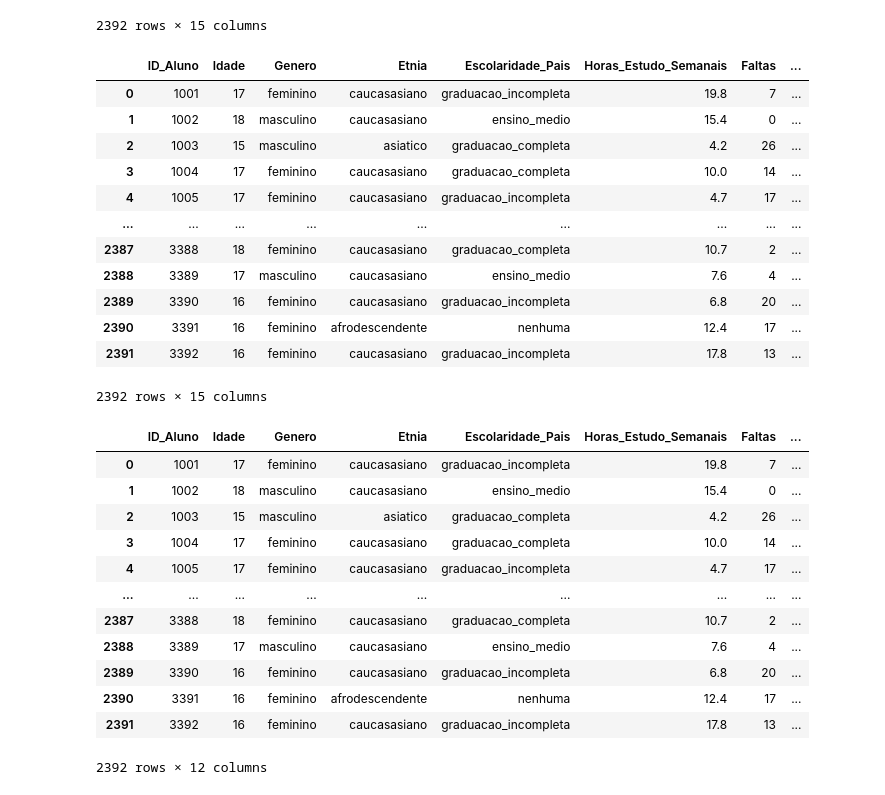
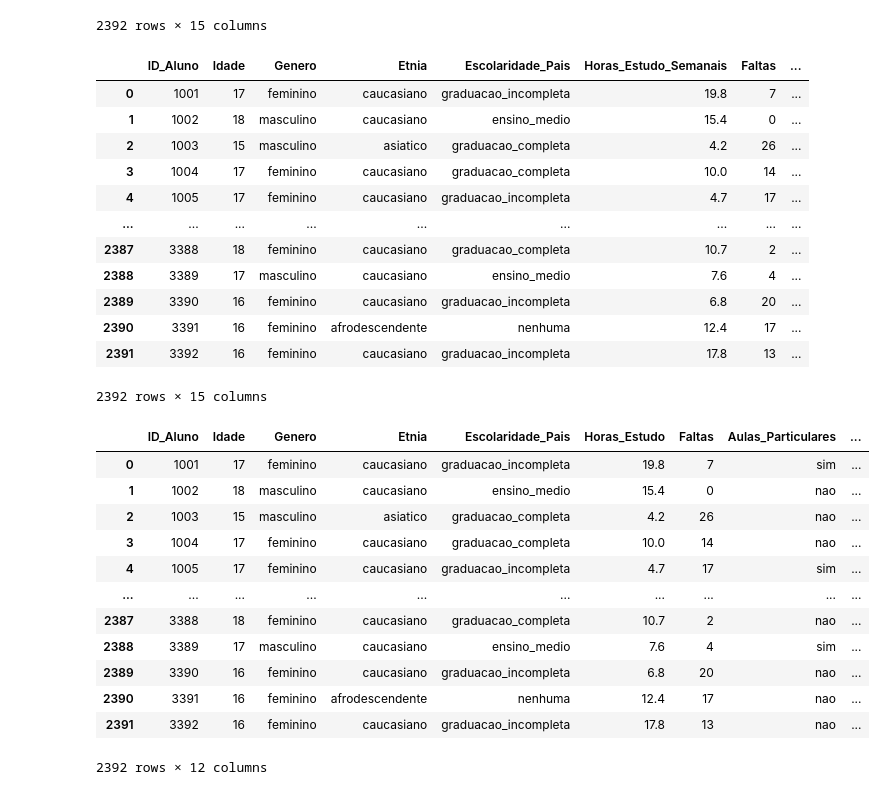
Before and after one commit to anavidev/dados-educacionais, a Jupyter notebook: notebook/analise_dados_educacionais.ipynb, the cells around one changed output. Drawn from its saved outputs; the diff is of its cells as text; code cells hidden in the pictures.

```diff
--- a/notebook/analise_dados_educacionais.ipynb
+++ b/notebook/analise_dados_educacionais.ipynb
@@ -268,7 +268,7 @@ dt["Genero"] = dt.apply(
 )
 
 dt["Etnia"] = dt.apply(
-    lambda row: 'caucasasiano' if row["Etnia"] == 0
+    lambda row: 'caucasiano' if row["Etnia"] == 0
     else 'afrodescendente' if row["Etnia"] == 1
     else 'asiatico' if row["Etnia"] == 2
     else 'outro',
@@ -335,46 +335,49 @@ dt["Classificacao_Notas"] = dt.apply(
 dt
 # %% [output]
 |  | ID_Aluno | Idade | Genero | Etnia | Escolaridade_Pais | Horas_Estudo_Semanais | Faltas | ... |
-| 0 | 1001 | 17 | feminino | caucasasiano | graduacao_incompleta | 19.8 | 7 | ... |
-| 1 | 1002 | 18 | masculino | caucasasiano | ensino_medio | 15.4 | 0 | ... |
+| 0 | 1001 | 17 | feminino | caucasiano | graduacao_incompleta | 19.8 | 7 | ... |
+| 1 | 1002 | 18 | masculino | caucasiano | ensino_medio | 15.4 | 0 | ... |
 | 2 | 1003 | 15 | masculino | asiatico | graduacao_completa | 4.2 | 26 | ... |
-| 3 | 1004 | 17 | feminino | caucasasiano | graduacao_completa | 10.0 | 14 | ... |
-| 4 | 1005 | 17 | feminino | caucasasiano | graduacao_incompleta | 4.7 | 17 | ... |
+| 3 | 1004 | 17 | feminino | caucasiano | graduacao_completa | 10.0 | 14 | ... |
+| 4 | 1005 | 17 | feminino | caucasiano | graduacao_incompleta | 4.7 | 17 | ... |
 | ... | ... | ... | ... | ... | ... | ... | ... | ... |
-| 2387 | 3388 | 18 | feminino | caucasasiano | graduacao_completa | 10.7 | 2 | ... |
-| 2388 | 3389 | 17 | masculino | caucasasiano | ensino_medio | 7.6 | 4 | ... |
-| 2389 | 3390 | 16 | feminino | caucasasiano | graduacao_incompleta | 6.8 | 20 | ... |
+| 2387 | 3388 | 18 | feminino | caucasiano | graduacao_completa | 10.7 | 2 | ... |
+| 2388 | 3389 | 17 | masculino | caucasiano | ensino_medio | 7.6 | 4 | ... |
+| 2389 | 3390 | 16 | feminino | caucasiano | graduacao_incompleta | 6.8 | 20 | ... |
 | 2390 | 3391 | 16 | feminino | afrodescendente | nenhuma | 12.4 | 17 | ... |
-| 2391 | 3392 | 16 | feminino | caucasasiano | graduacao_incompleta | 17.8 | 13 | ... |
+| 2391 | 3392 | 16 | feminino | caucasiano | graduacao_incompleta | 17.8 | 13 | ... |
 2392 rows × 15 columns
 # %%
 ### organizacao de colunas do dataset ###
 
 # adicao das colunas 'esportes', 'musica' e 'voluntariado' em 'atividades extracurriculares'
 dt["Atividades_Extracurriculares"] = dt.apply(
     lambda x: 'sim' if x["Atividades_Extracurriculares"] == 'sim'
     or 'sim' in x[["Esportes", "Musica", "Voluntariado"]].values
     else 'nao',
     axis = 1
 )
 
 # remocao das colunas 'esportes', 'musica' e 'voluntariado'
 dt = dt.drop(columns=["Esportes", "Musica", "Voluntariado"])
 
+# renomear coluna 'horas_estudo_semanais' para 'horas_estudo'
+dt = dt.rename(columns={'Horas_Estudo_Semanais': 'Horas_Estudo'})
+
 dt
 # %% [output]
-|  | ID_Aluno | Idade | Genero | Etnia | Escolaridade_Pais | Horas_Estudo_Semanais | Faltas | ... |
-| 0 | 1001 | 17 | feminino | caucasasiano | graduacao_incompleta | 19.8 | 7 | ... |
-| 1 | 1002 | 18 | masculino | caucasasiano | ensino_medio | 15.4 | 0 | ... |
-| 2 | 1003 | 15 | masculino | asiatico | graduacao_completa | 4.2 | 26 | ... |
-| 3 | 1004 | 17 | feminino | caucasasiano | graduacao_completa | 10.0 | 14 | ... |
-| 4 | 1005 | 17 | feminino | caucasasiano | graduacao_incompleta | 4.7 | 17 | ... |
-| ... | ... | ... | ... | ... | ... | ... | ... | ... |
-| 2387 | 3388 | 18 | feminino | caucasasiano | graduacao_completa | 10.7 | 2 | ... |
-| 2388 | 3389 | 17 | masculino | caucasasiano | ensino_medio | 7.6 | 4 | ... |
-| 2389 | 3390 | 16 | feminino | caucasasiano | graduacao_incompleta | 6.8 | 20 | ... |
-| 2390 | 3391 | 16 | feminino | afrodescendente | nenhuma | 12.4 | 17 | ... |
-| 2391 | 3392 | 16 | feminino | caucasasiano | graduacao_incompleta | 17.8 | 13 | ... |
+|  | ID_Aluno | Idade | Genero | Etnia | Escolaridade_Pais | Horas_Estudo | Faltas | Aulas_Particulares | ... |
+| 0 | 1001 | 17 | feminino | caucasiano | graduacao_incompleta | 19.8 | 7 | sim | ... |
+| 1 | 1002 | 18 | masculino | caucasiano | ensino_medio | 15.4 | 0 | nao | ... |
+| 2 | 1003 | 15 | masculino | asiatico | graduacao_completa | 4.2 | 26 | nao | ... |
+| 3 | 1004 | 17 | feminino | caucasiano | graduacao_completa | 10.0 | 14 | nao | ... |
+| 4 | 1005 | 17 | feminino | caucasiano | graduacao_incompleta | 4.7 | 17 | sim | ... |
+| ... | ... | ... | ... | ... | ... | ... | ... | ... | ... |
+| 2387 | 3388 | 18 | feminino | caucasiano | graduacao_completa | 10.7 | 2 | nao | ... |
+| 2388 | 3389 | 17 | masculino | caucasiano | ensino_medio | 7.6 | 4 | sim | ... |
+| 2389 | 3390 | 16 | feminino | caucasiano | graduacao_incompleta | 6.8 | 20 | nao | ... |
+| 2390 | 3391 | 16 | feminino | afrodescendente | nenhuma | 12.4 | 17 | nao | ... |
+| 2391 | 3392 | 16 | feminino | caucasiano | graduacao_incompleta | 17.8 | 13 | nao | ... |
 2392 rows × 12 columns
 # %%
 ### identificacao de correlacoes secundarias ###
```
Also changed, not shown: parts of 5 cells of this notebook.
